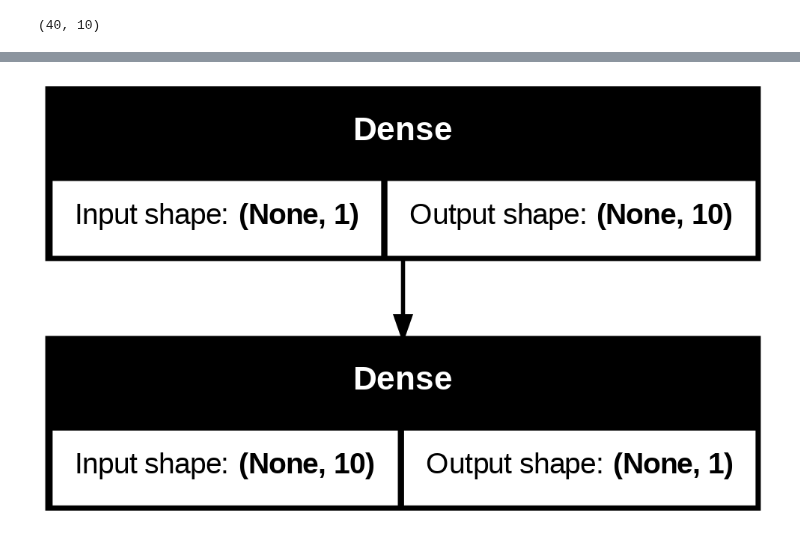
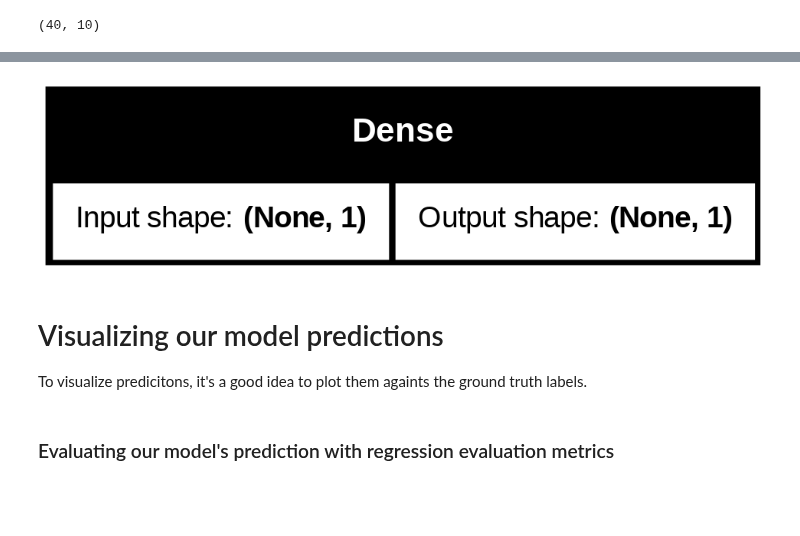
Before and after one commit to LivingstonTardzenyuy/Deep-Learning-with-TensorFlow, a Jupyter notebook: 01_neural_network_regression_with_tensorflow.ipynb, the cells around one changed output, grey strips where cells are left out. Drawn from its saved outputs; the diff is of its cells as text; code cells hidden in the pictures; blank space fills up the shorter version.

```diff
--- a/01_neural_network_regression_with_tensorflow.ipynb
+++ b/01_neural_network_regression_with_tensorflow.ipynb
@@ -353,14 +361,8 @@ len(X)
 # %%
-# Split the data into train and test sets.
-
+# Splitting our data into training and test set.
 
 X_train = X[:40]
 y_train = y[:40]
-
-# Reshape our X_train and X_test to have 2 dimensions
-X_train = X_train.numpy().reshape(-1, 1)
-X_test = X_test.numpy().reshape(-1,1)
-
 
 X_test = X[40:]
 y_test = y[40:]
@@ -384,17 +387,21 @@ plt.scatter(X_test, y_test, c="g", label="Test data")
 # %%
 # Let's have a look at how to build a neural network for our data.
 
-#1. Create a model
+tf.random.set_seed(42)
+
+# 1. Create a model
 model = tf.keras.Sequential([
-    tf.keras.layers.Dense(1)
+    tf.keras.layers.Dense(1, input_shape = [1]),
+    # tf.keras.layers.Dense(1)
 ])
 
-
-# 2. Compile our model
+# 2. Compile the model
 model.compile(
     loss = tf.keras.losses.mae,
     optimizer = tf.keras.optimizers.SGD(),
     metrics = ['mae']
 )
 
-# model.fit(X_train, y_train, epochs = 100)
+
+# 3. Fit the model
+model.fit(X_train, y_train, epochs = 100, verbose=0)
@@ -406,17 +409,0 @@ X[0], y[0]
-# %%
- # Let's create a model that build automatically by defining the input_shape argument.
-
- tf.random.set_seed(42)
-
- # create a model
- model = tf.keras.Sequential([
-     tf.keras.layers.Dense(10, input_shape=[1], name='input_layer'),
-     tf.keras.layers.Dense(1, name='output_layer')
- ])
-
- # Compile our model
- model.compile(
-     loss = tf.keras.losses.mae,
-     optimizer = tf.keras.optimizers.SGD(),
-     metrics = ['mae']
- )
@@ -443,2 +428,0 @@ SyntaxError: unterminated string literal (detected at line 3) (<ipython-input-91
-# %%
-model.fit(X_train, y_train, epochs=100, verbose=1)
@@ -464,5 +429,5 @@ Epoch 100/100
 # %%
 from tensorflow.keras.utils import plot_model
-plot_model(model = model, show_shapes=True)
+plot_model(model, show_shapes=True)
 # %% [output]
-[figure, old version]
+[figure, new version]
@@ -470,0 +434,6 @@ Ended in video 12   03 of zip folder 2
+# %% [markdown]
+# Visualizing our model predictions
+
+To visualize predicitons, it's a good idea to plot them againts the ground truth labels.
+# %% [markdown]
+### Evaluating our model's prediction with regression evaluation metrics
```
Also changed, not shown: parts of 34 cells of this notebook.
